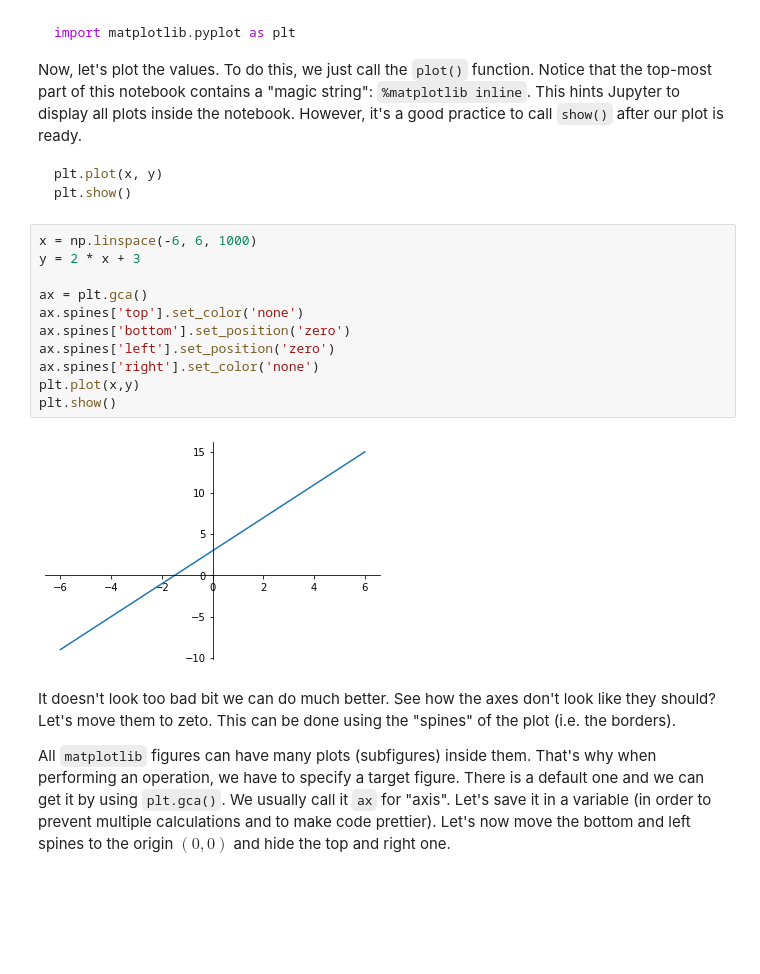
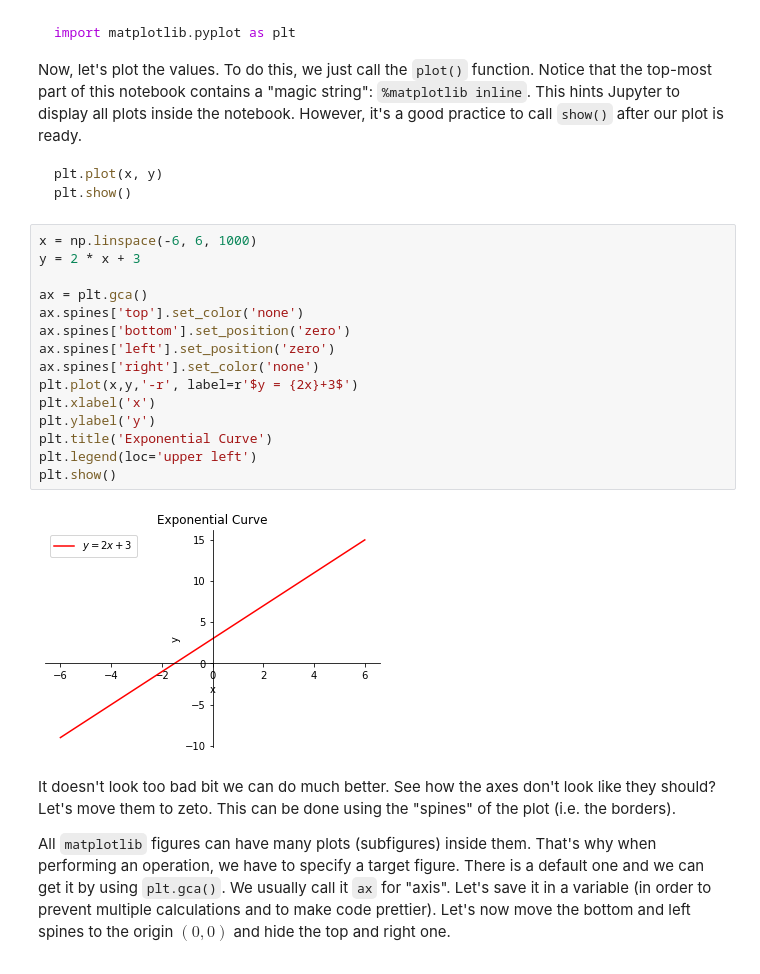
Before and after one commit to vladimirpetukhov/Artifical_Intelligence_Course, a Jupyter notebook: 01.Math_Concept_For_Devs/02. High-School-Maths-Exercise/High-School Maths Exercise.ipynb, the cells around one changed output. Drawn from its saved outputs; the diff is of its cells as text; blank space fills up the shorter version.

```diff
--- a/01.Math_Concept_For_Devs/02. High-School-Maths-Exercise/High-School Maths Exercise.ipynb
+++ b/01.Math_Concept_For_Devs/02. High-School-Maths-Exercise/High-School Maths Exercise.ipynb
@@ -341,16 +341,20 @@ plt.show()
 # %%
 x = np.linspace(-6, 6, 1000)
 y = 2 * x + 3
 
 ax = plt.gca()
 ax.spines['top'].set_color('none')
 ax.spines['bottom'].set_position('zero')
 ax.spines['left'].set_position('zero')
 ax.spines['right'].set_color('none')
-plt.plot(x,y)
+plt.plot(x,y,'-r', label=r'$y = {2x}+3$')
+plt.xlabel('x')
+plt.ylabel('y')
+plt.title('Exponential Curve')
+plt.legend(loc='upper left')
 plt.show()
 # %% [output]
-[figure, old version]
+[figure, new version]
 # %% [markdown]
 It doesn't look too bad bit we can do much better. See how the axes don't look like they should? Let's move them to zeto. This can be done using the "spines" of the plot (i.e. the borders).
 
```
Also changed, not shown: parts of 4 cells of this notebook.
